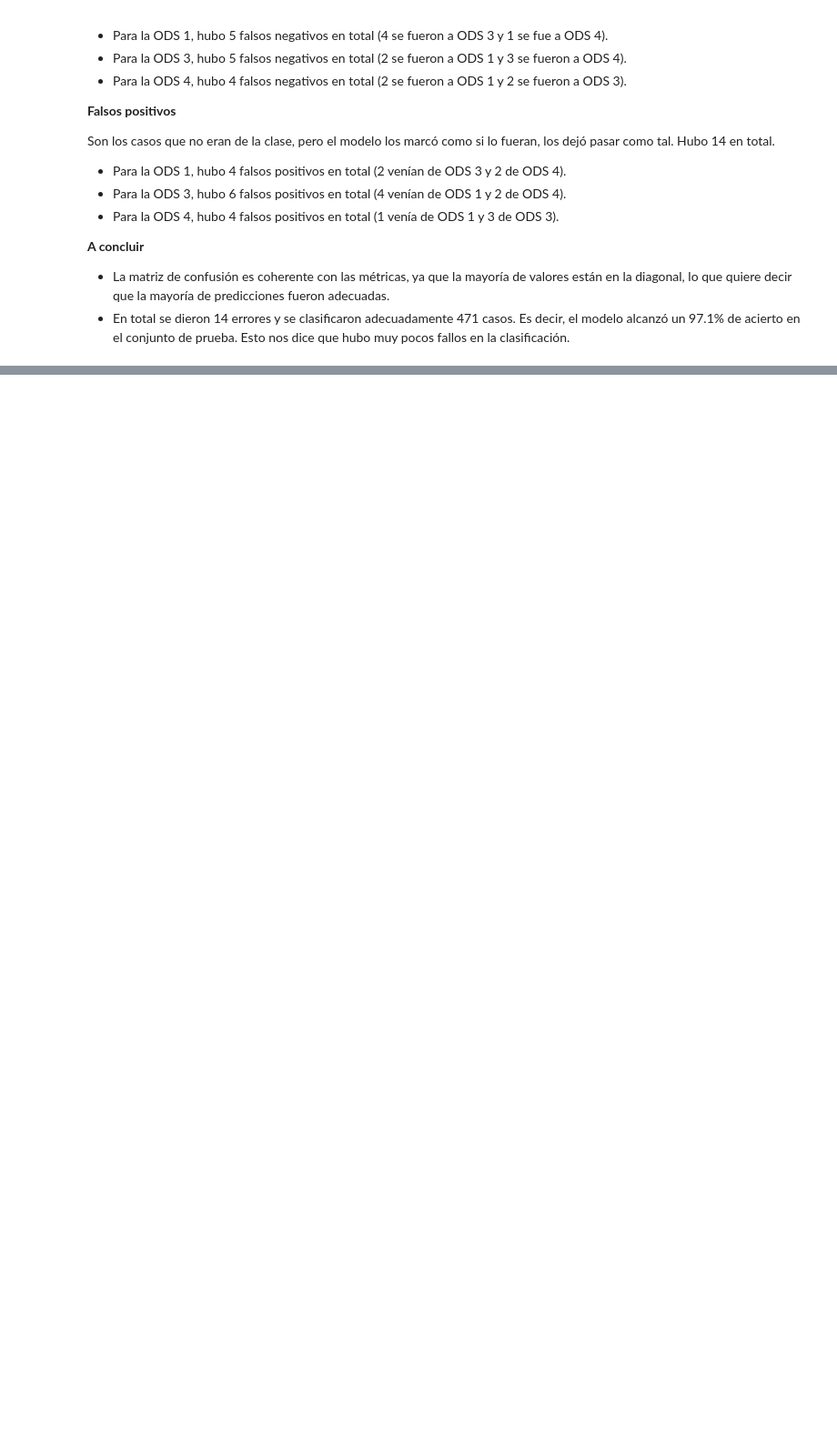
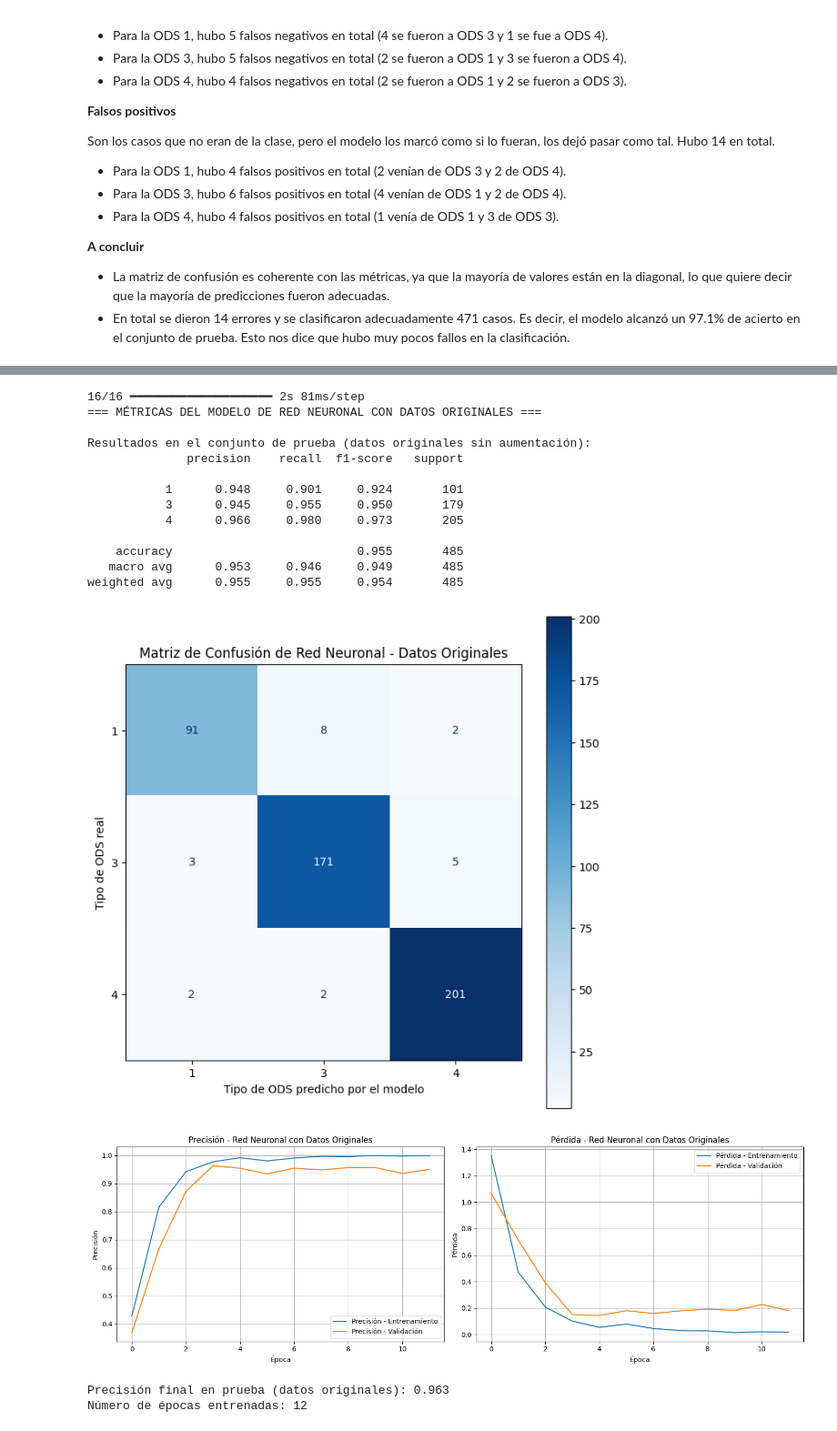
Before and after one commit to AnaHernandez20/Proyecto1E1-BI, a Jupyter notebook: Etapa1_ODS.ipynb, the cells around one changed output, grey strips where cells are left out. Shown at 91% size. Cells and saved outputs as stored; diff of their text form; code cells hidden in the pictures; blank space fills up the shorter version.

```diff
--- a/Etapa1_ODS.ipynb
+++ b/Etapa1_ODS.ipynb
@@ -776,0 +1472,68 @@ El desbalance se usa con el parámetro `class_weight="balanced"` en la implement
+# %%
+# Obtener las predicciones del modelo de Red Neuronal con datos originales
+y_pred_orig_classes = modelo_rnn_original.predict(X_test_orig_only).argmax(axis=1)
+y_true_orig = y_test_orig_only.argmax(axis=1)
+
+# Convertir de vuelta a las etiquetas originales (1, 3, 4)
+y_true_orig_labels = [label_mapping_reverse[label] for label in y_true_orig]
+y_pred_orig_labels = [label_mapping_reverse[label] for label in y_pred_orig_classes]
+
+print("=== MÉTRICAS DEL MODELO DE RED NEURONAL CON DATOS ORIGINALES ===")
+print("\nResultados en el conjunto de prueba (datos originales sin aumentación):")
+print(classification_report(y_true_orig_labels, y_pred_orig_labels, digits=3))
+
+# Matriz de confusión para datos originales
+fig, ax = plt.subplots(figsize=(8, 8))
+cm_display_orig = ConfusionMatrixDisplay.from_predictions(
+    y_true_orig_labels, y_pred_orig_labels,
+    cmap="Blues", ax=ax
+)
+ax.set_ylabel("Tipo de ODS real")
+ax.set_xlabel("Tipo de ODS predicho por el modelo")
+plt.title("Matriz de Confusión de Red Neuronal - Datos Originales")
+plt.show()
+
+# Gráfico del historial de entrenamiento con datos originales
+fig, (ax1, ax2) = plt.subplots(1, 2, figsize=(15, 5))
+
+# Precisión
+ax1.plot(history_original.history['accuracy'], label='Precisión - Entrenamiento')
+ax1.plot(history_original.history['val_accuracy'], label='Precisión - Validación')
+ax1.set_title('Precisión - Red Neuronal con Datos Originales')
+ax1.set_xlabel('Época')
+ax1.set_ylabel('Precisión')
+ax1.legend()
+ax1.grid(True)
+
+# Pérdida
+ax2.plot(history_original.history['loss'], label='Pérdida - Entrenamiento')
+ax2.plot(history_original.history['val_loss'], label='Pérdida - Validación')
+ax2.set_title('Pérdida - Red Neuronal con Datos Originales')
+ax2.set_xlabel('Época')
+ax2.set_ylabel('Pérdida')
+ax2.legend()
+ax2.grid(True)
+
+plt.tight_layout()
+plt.show()
+
+print(f"\nPrecisión final en prueba (datos originales): {max(history_original.history['val_accuracy']):.3f}")
+print(f"Número de épocas entrenadas: {len(history_original.history['loss'])}")
+# %% [output]
+16/16 ━━━━━━━━━━━━━━━━━━━━ 2s 81ms/step
+=== MÉTRICAS DEL MODELO DE RED NEURONAL CON DATOS ORIGINALES ===
+
+Resultados en el conjunto de prueba (datos originales sin aumentación):
+              precision    recall  f1-score   support
+
+           1      0.948     0.901     0.924       101
+           3      0.945     0.955     0.950       179
+           4      0.966     0.980     0.973       205
+
+    accuracy                          0.955       485
+   macro avg      0.953     0.946     0.949       485
+weighted avg      0.955     0.955     0.954       485
+[figure, added]
+[figure, added]
+Precisión final en prueba (datos originales): 0.963
+Número de épocas entrenadas: 12
```
Also changed, not shown: parts of 36 cells of this notebook, 1 other file.
